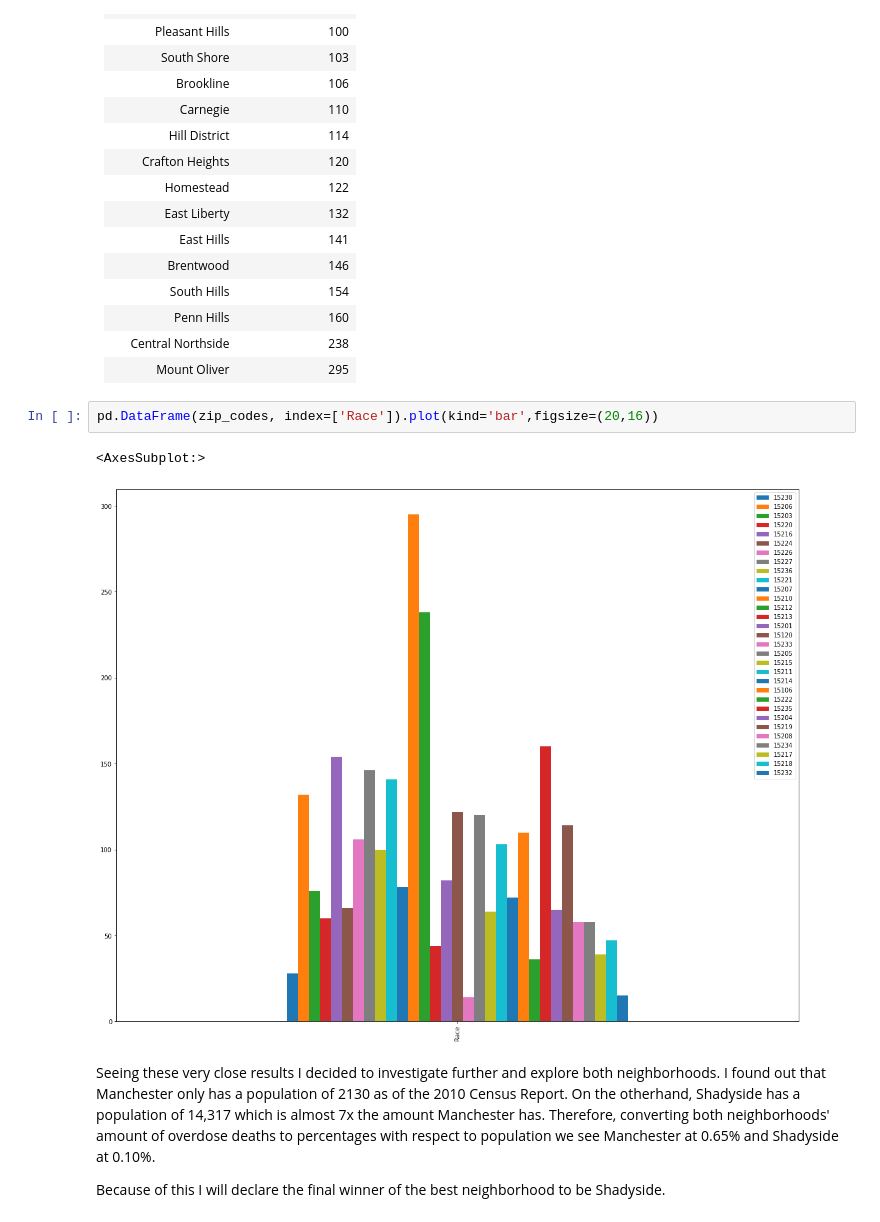
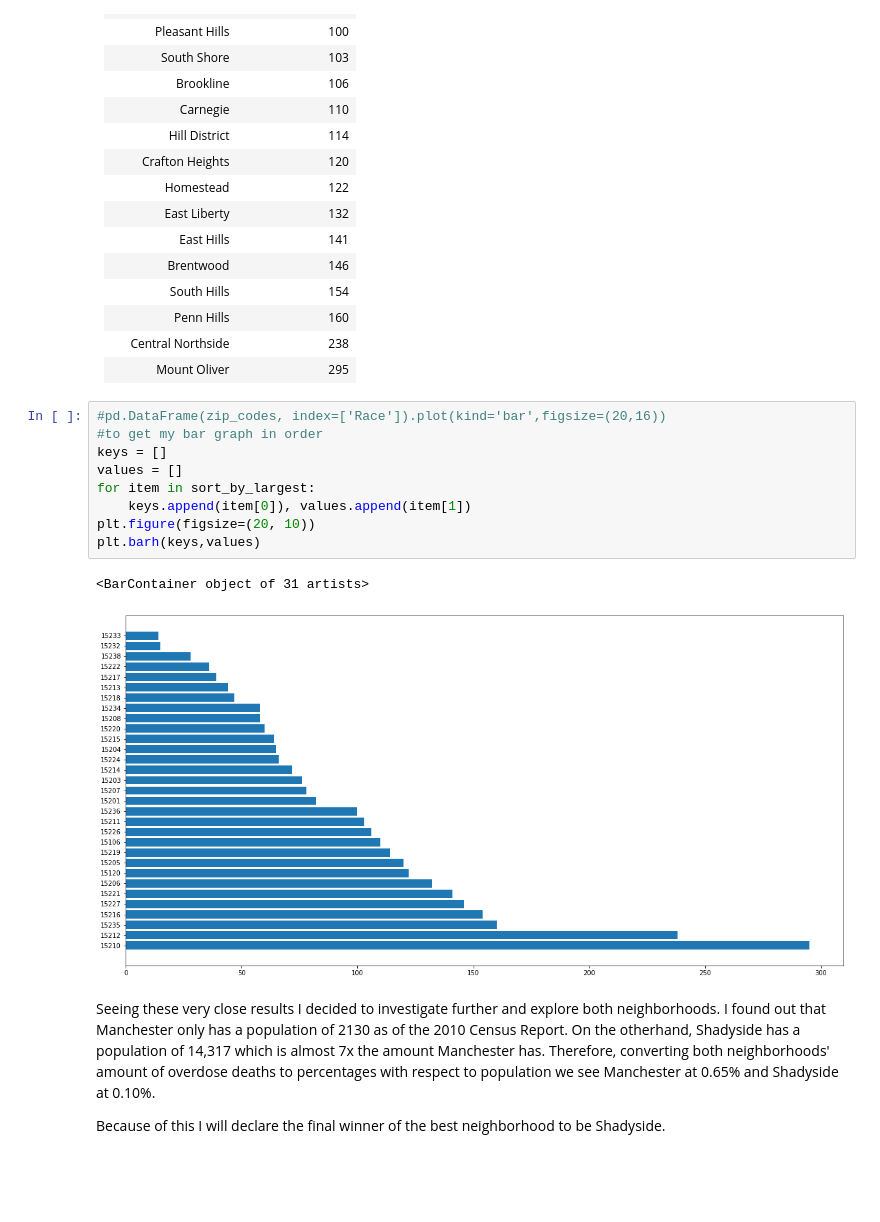
Before and after one commit to willshuttleworth/bigideas-finalproject, a Jupyter notebook: Alex-Glebavicius/pandas_od_analysis.ipynb, the cells around one changed output. Drawn from its saved outputs; the diff is of its cells as text; blank space fills up the shorter version.

```diff
--- a/Alex-Glebavicius/pandas_od_analysis.ipynb
+++ b/Alex-Glebavicius/pandas_od_analysis.ipynb
@@ -81,11 +81,18 @@ As seen below, the chart ranks Manchester in first place with the lowest amount
 | Penn Hills              | 160
 | Central Northside       | 238
 | Mount Oliver            | 295
-# %%
-pd.DataFrame(zip_codes, index=['Race']).plot(kind='bar',figsize=(20,16))
-# %% [output]
-<AxesSubplot:>
-[figure, removed]
+# %%
+#pd.DataFrame(zip_codes, index=['Race']).plot(kind='bar',figsize=(20,16))
+#to get my bar graph in order
+keys = []
+values = []
+for item in sort_by_largest:
+    keys.append(item[0]), values.append(item[1])
+plt.figure(figsize=(20, 10))
+plt.barh(keys,values)
+# %% [output]
+<BarContainer object of 31 artists>
+[figure, added]
 # %% [markdown]
 Seeing these very close results I decided to investigate further and explore both neighborhoods. I found out that Manchester only has a population of 2130 as of the 2010 Census Report. On the otherhand, Shadyside has a population of 14,317 which is almost 7x the amount Manchester has. Therefore, converting both neighborhoods' amount of overdose deaths to percentages with respect to population we see Manchester at 0.65% and Shadyside at 0.10%.
 
```
Also changed, not shown: 6 other files.
